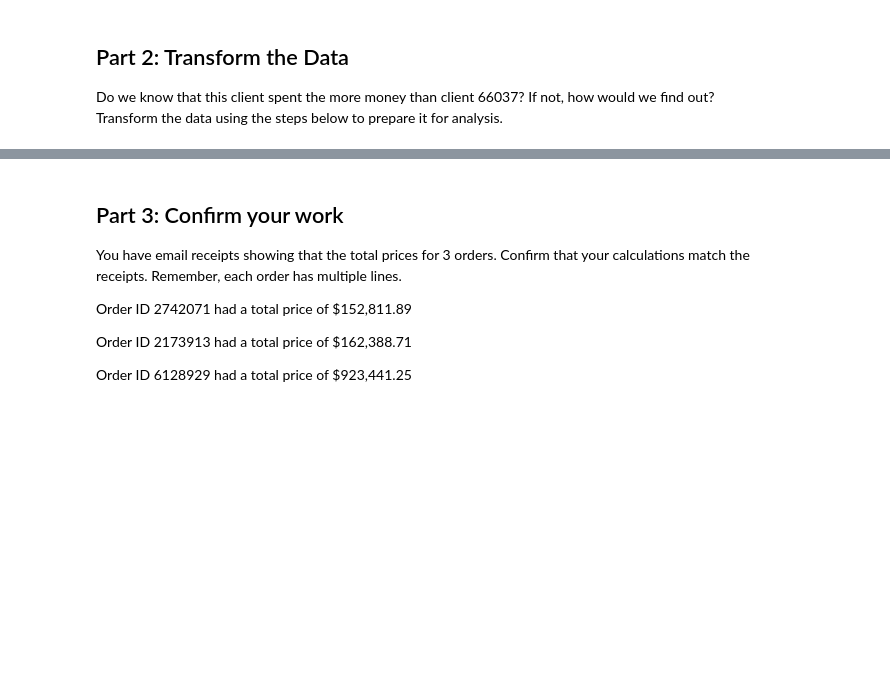
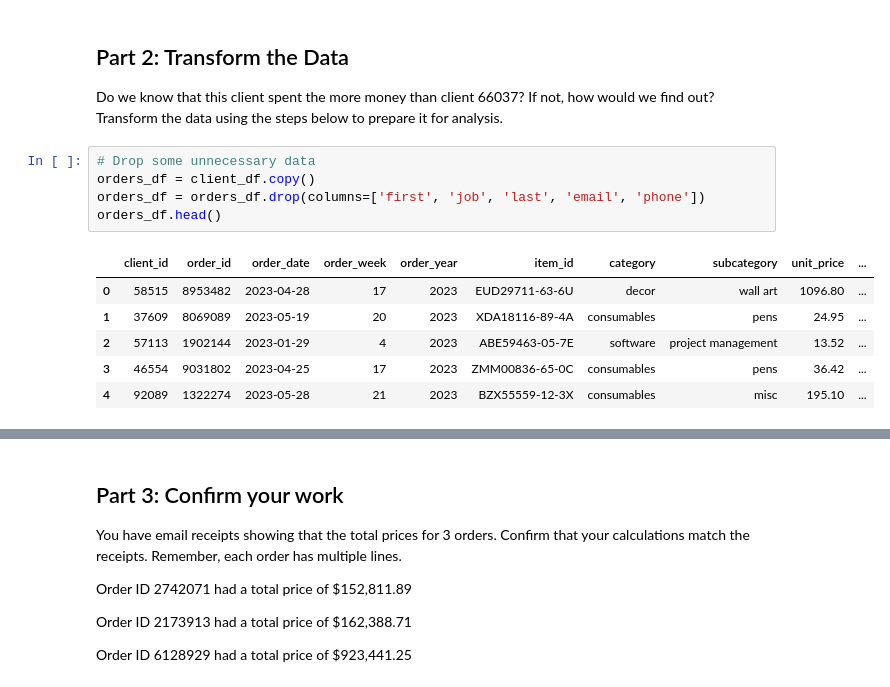
Before and after one commit to d3rp3tt3/pandas-challenge-1, a Jupyter notebook: wholesale_data_analysis.ipynb, the cells around one changed output, grey strips where cells are left out. Drawn from its saved outputs; the diff is of its cells as text; blank space fills up the shorter version.

```diff
--- a/wholesale_data_analysis.ipynb
+++ b/wholesale_data_analysis.ipynb
@@ -245,5 +245,17 @@ client_top_subcats_df.head()
 # %% [markdown]
 ## Part 2: Transform the Data
 Do we know that this client spent the more money than client 66037? If not, how would we find out? Transform the data using the steps below to prepare it for analysis.
+# %%
+# Drop some unnecessary data
+orders_df = client_df.copy()
+orders_df = orders_df.drop(columns=['first', 'job', 'last', 'email', 'phone'])
+orders_df.head()
+# %% [output]
+|  | client_id | order_id | order_date | order_week | order_year | item_id | category | subcategory | unit_price | ... |
+| 0 | 58515 | 8953482 | 2023-04-28 | 17 | 2023 | EUD29711-63-6U | decor | wall art | 1096.80 | ... |
+| 1 | 37609 | 8069089 | 2023-05-19 | 20 | 2023 | XDA18116-89-4A | consumables | pens | 24.95 | ... |
+| 2 | 57113 | 1902144 | 2023-01-29 | 4 | 2023 | ABE59463-05-7E | software | project management | 13.52 | ... |
+| 3 | 46554 | 9031802 | 2023-04-25 | 17 | 2023 | ZMM00836-65-0C | consumables | pens | 36.42 | ... |
+| 4 | 92089 | 1322274 | 2023-05-28 | 21 | 2023 | BZX55559-12-3X | consumables | misc | 195.10 | ... |
 # %%
 # Create a column that calculates the subtotal for each line using the unit_price and the qty
```
Also changed, not shown: parts of 7 cells of this notebook.
